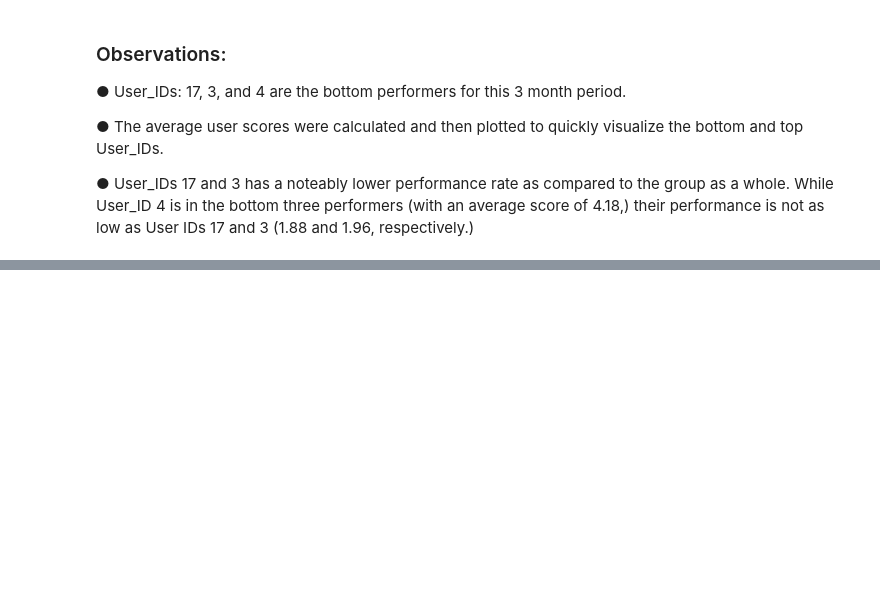
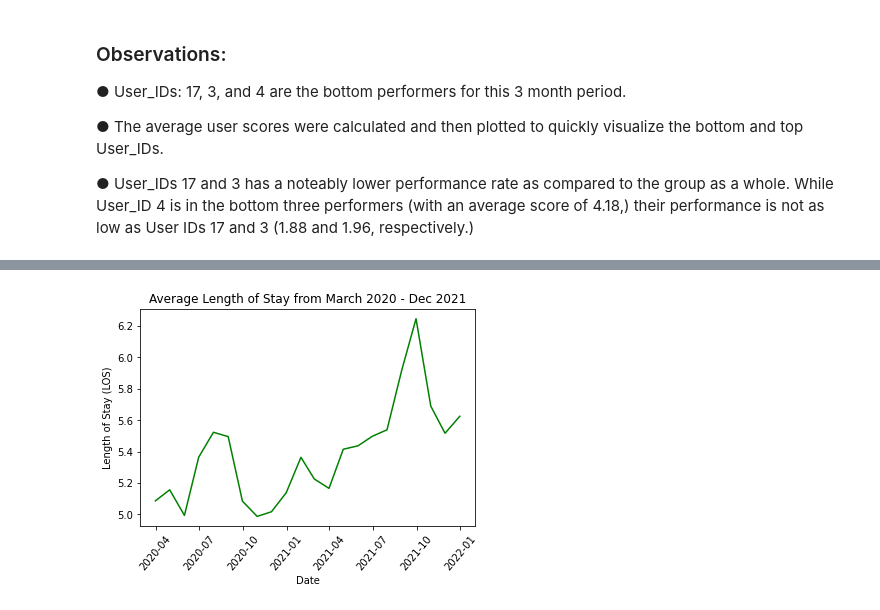
Before and after one commit to valputla/Customer-Success-Project, a Jupyter notebook: Take Home Analysis.ipynb, the cells around one changed output, grey strips where cells are left out. Drawn from its saved outputs; the diff is of its cells as text; code cells hidden in the pictures; blank space fills up the shorter version.

```diff
--- a/Take Home Analysis.ipynb
+++ b/Take Home Analysis.ipynb
@@ -199,0 +203,4 @@ q4_client_monthly_los.plot()
+# %%
+date_time_los = q4_client_monthly_los["date"]
+date_time_los = pd.to_datetime(date_time_los)
+date_time_los
@@ -199,0 +225,10 @@ q4_client_monthly_los.plot()
+# %%
+plt.plot(date_time_los, q4_client_monthly_los["length_of_stay"], 'g')
+plt.xticks(rotation=50, horizontalalignment="center")
+plt.title("Average Length of Stay from March 2020 - Dec 2021")
+plt.xlabel("Date")
+plt.ylabel("Length of Stay (LOS)")
+plt.savefig("../Customer-Success-Team-Project/Images/LOS.png")
+plt.show()
+# %% [output]
+[figure, added]
```
Also changed, not shown: parts of 9 cells of this notebook, 2 other files.
